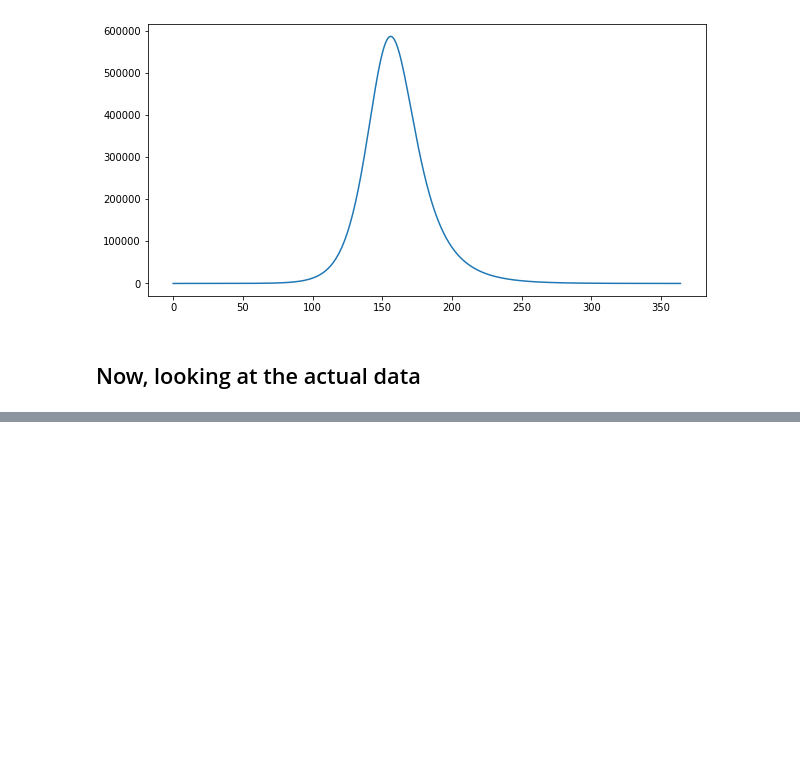
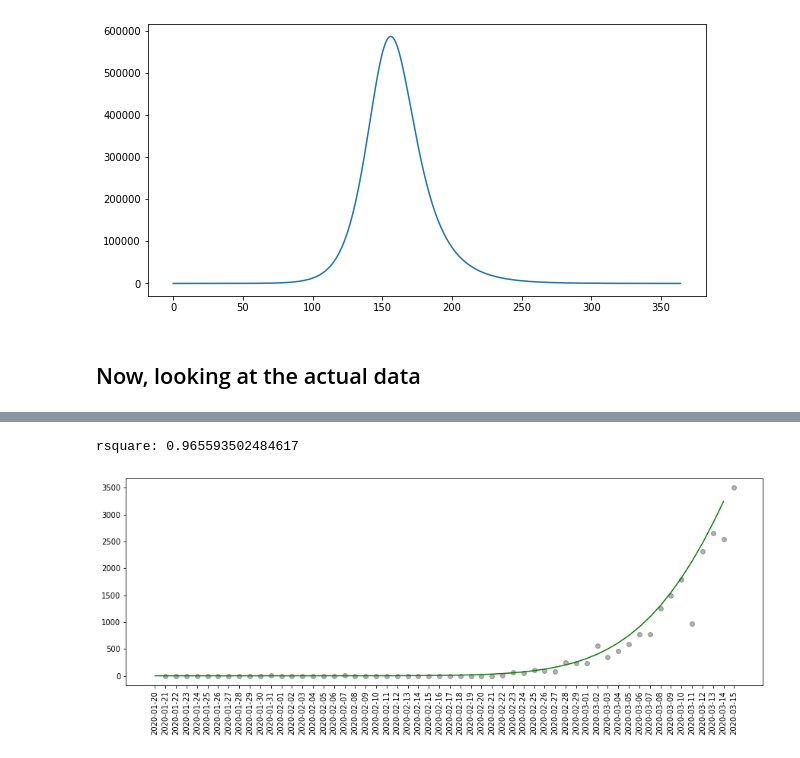
Before and after one commit to ericphamhung/covid-19, a Jupyter notebook: Main-ncov.ipynb, the cells around one changed output, grey strips where cells are left out. Cells and saved outputs as stored; diff of their text form; code cells hidden in the pictures; blank space fills up the shorter version.

```diff
--- a/Main-ncov.ipynb
+++ b/Main-ncov.ipynb
@@ -460,0 +387,50 @@ plt.show()
+# %%
+
+# by specific country
+
+country = 'Italy'
+
+d1 = df[country].diff()
+d2 = d1.diff()
+
+plt.figure(figsize=(15,5))
+plt.scatter(y=d1, x=d1.index, c='k', alpha=0.3)
+plt.xticks(rotation=90)
+
+
+
+# SVR poly kernel on the second derivative
+dd1 = d1.reset_index(drop=True)
+dd1 = dd1.dropna()
+X = np.array(dd1.index)#.reshape(-1,1)
+y = np.array(dd1)#.reshape(-1,1)
+
+
+
+# regression
+bounds = ([50,15,0],[10000,90,20])
+params, params_cov = optimize.curve_fit(fx,X,y, bounds=bounds)
+# print(params)
+
+# residuals
+residuals = y - fx(X,*params)
+ssres = np.sum(residuals**2)
+sstot = np.sum((y-np.mean(y))**2)
+rsquared = 1-(ssres/sstot)
+print('rsquare: {}'.format(rsquared))
+
+
+
+
+# plotting line of best fit
+x = np.linspace(0,len(d1)+1,100).reshape(-1,1)
+# plt.plot(svr_rbf.fit(X,y).predict(X), c='orange')
+plt.plot(fx(X,*params), c='g')
+
+
+
+
+plt.show()
+# %% [output]
+rsquare: 0.965593502484617
+[figure, added]
```
Also changed, not shown: parts of 16 cells of this notebook, 3 other files.
